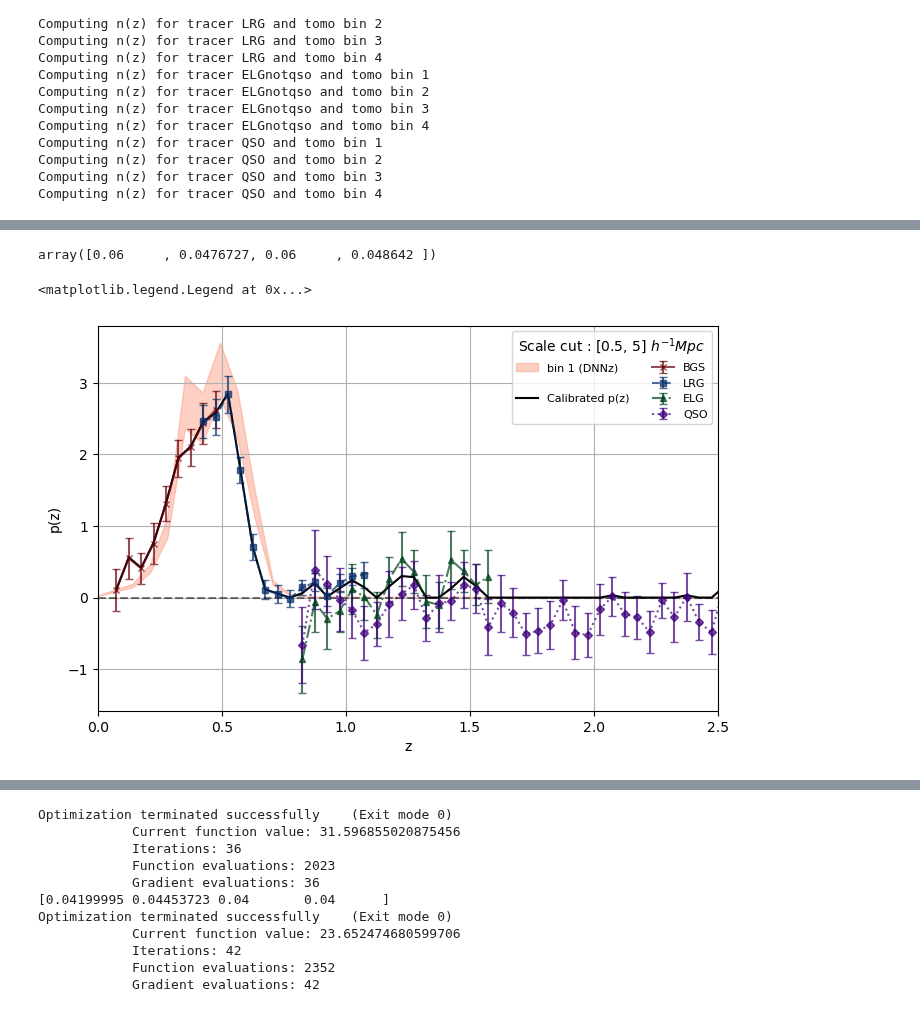
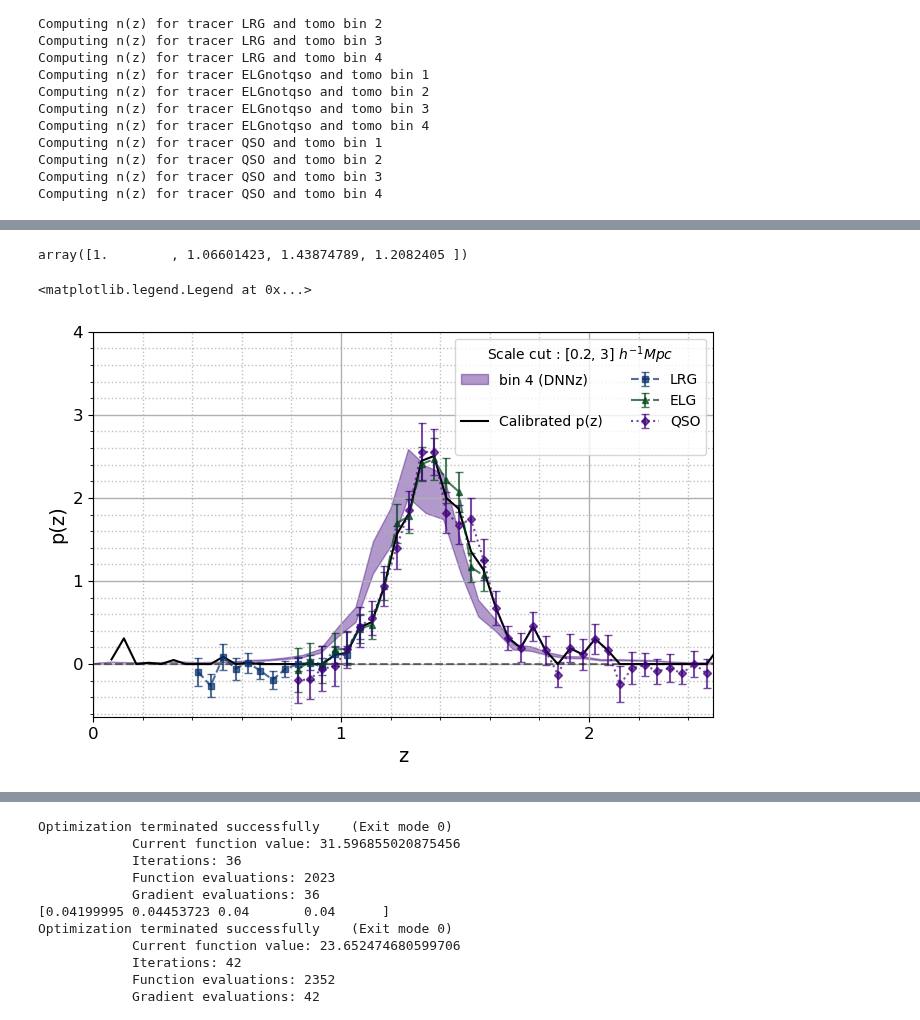
Before and after one commit to JeanCHDJdev/desi-y3-hsc, a Jupyter notebook: src/statistics/plot_results.ipynb, the cells around one changed output, grey strips where cells are left out. Cells and saved outputs as stored; diff of their text form; code cells hidden in the pictures.

```diff
--- a/src/statistics/plot_results.ipynb
+++ b/src/statistics/plot_results.ipynb
@@ -377,13 +384,6 @@ plt.legend()
 # %% [output]
 <matplotlib.legend.Legend at 0x...>
 [figure]
-# %%
-# tomographic binning...
-bins_hsc = np.arange(0.3, 1.8, 0.3)
-
-colormaps = [plt.get_cmap(c) for c in ['Reds', 'Blues', 'Greens', 'Purples']]
-markers = ['x', 's', '^', 'D']
-linestyles = ['-', '--', '-.', ':']
 # %%
 importlib.reload(inference)
 scale_cuts = [[0.2, 1], [0.5, 2.5], [1, 5], [2, 10]]
@@ -467,7 +467,7 @@ for n in range(len(tracers)):
     ax.grid()
     ax.legend(fontsize=6, ncols=4, loc='upper left')
     ax.set_title(f'HSCx{t}')
-    #ax.set_xlim(min(bins_tracer)-0.05, max(bins_tracer)+0.05)
+    ax.set_xlim(min(bins_tracer)-0.05, max(bins_tracer)+0.05)
     #ax.set_xlim(0, 2.5)
     ax.set_ylim(-2, 8)
 
@@ -681,8 +693,9 @@ print(sep)
   3.16227766  3.83118685  4.64158883  5.62341325  6.81292069  8.25404185
  10.        ]
 # %%
+importlib.reload(inference)
 nz_per_tracer = {}
-scale_cuts = [[0.5, 5]]
+scale_cuts = [[0.2, 3]]
 tracers = ['BGS_ANY', 'LRG', 'ELGnotqso', 'QSO']
 if scale_cuts is not None and len(scale_cuts) == 1:
     scale_cuts = [scale_cuts[0] for _ in range(len(tracers))]
@@ -751,6 +734,6 @@ plt.legend(fontsize=8, ncols=2, loc='upper left')
 # %%
 importlib.reload(cal)
-tomo = 1
+tomo = 4
 calresult = cal.calibrate_tomo_bin(
     path_dictionary=path_dictionary,
     nzs_per_tracer=nz_per_tracer,
@@ -772,7 +755,7 @@ Optimization terminated successfully    (Exit mode 0)
-# %%
-calresult.x[len(z):]
-# %% [output]
-array([0.06     , 0.0476727, 0.06     , 0.048642 ])
+# %%
+calresult.x[len(z):]
+# %% [output]
+array([1.        , 1.06601423, 1.43874789, 1.2082405 ])
 # %%
 plt.figure(figsize=(8, 5))
 tracer_trad = {
@@ -783,49 +766,85 @@ tracer_trad = {
 }
 linestyles = ['-', '--', '-.', ':']
 colormaps = [plt.get_cmap(c) for c in ['Reds', 'Blues', 'Greens', 'Purples']]
+errs = []
 for tracer in nz_per_tracer.keys():
+    if tomo == 1 and (tracer == 'QSO' or tracer == 'ELGnotqso'):
+        continue
+    if (tomo == 4 or tomo==3) and (tracer == 'BGS_ANY'):
+        continue
     calib = calresult.x[len(z):][tracers.index(tracer)]
-    mask = (~np.isnan(nz[tracer])) & (nz[tracer] != 0)
+    mask_highz = z > 2.5
+    nonnan_nzerr = nzerr[tracer][~mask_highz]/calib
+    mask = (~np.isnan(nz[tracer])) & (nz[tracer] != 0) & (~mask_highz)
     plt.errorbar(
         z[mask],
         nz[tracer][mask]/calib,
-        nzerr[tracer][mask]/calib,
+        nzerr[tracer][mask]/(calib*0.05),
         marker=markers[tracers.index(tracer)],
         markersize=4,
         linestyle=linestyles[tracers.index(tracer)],
         alpha=0.7,
         label=tracer_trad[tracer],
         color=colormaps[tracers.index(tracer)]((ind_t+1)/4),
         capsize=3
     )
+    errs.append(nonnan_nzerr)
+
+errs = np.array(errs).T
+comberrs = np.zeros(errs.shape[0])
+for ind, meas_err in enumerate(errs):
+    m=0
+    for e in meas_err:
+        if e > 0:
+            comberrs[ind]+= 1/e**2
+    comberrs[ind] = np.sqrt(1/comberrs[ind]) if comberrs[ind] > 0 else 0
 
 mids = tomo_bin_dnnz[:, 0]
 dnnz, mu, cov = comb.hsc_dnnz_error(tomo_bin_dnnz[:, tomo], mids)
 
 esp_dnnz = simpson(np.percentile(dnnz, 50, axis=0)*mids, x=mids)
 
 #\n' + r'$\bar{z}$' + f' = {esp_dnnz:.3f}'
 plt.fill_between(
     mids,
     np.percentile(dnnz, 16, axis=0),
     np.percentile(dnnz, 84, axis=0),
     color=colormaps[tomo-1]((tomo+1)/5),
     label=f'bin {tomo} (DNNz)',
     alpha=0.4
     )
-plt.axhline(0, alpha=0, label=' ')
+if tomo != 1:
+    plt.axhline(0, alpha=0, label=' ')
 zcalmult = calresult.x[:len(z)]*z
 esp_cal = simpson(zcalmult, x=z)
 #\n'+ r'$\bar{z}$' + f' = {esp_cal:.3f}'
+#nohighz = [c if z < 1.2 else 0 for z, c in zip(z, calresult.x[:len(z)])]
 plt.plot(z, calresult.x[:len(z)], label='Calibrated p(z)', color='black', linestyle='-', linewidth=1.5)
-plt.axhline(0, alpha=0, label=' ')
+if tomo != 1:
+    plt.axhline(0, alpha=0, label=' ')
 
 plt.axhline(0, color='black', linestyle='--', alpha=0.5)
-plt.xlabel('z')
+plt.xlabel('z', fontsize=14)
 plt.xlim(0, 2.5)
-plt.ylabel('p(z)')
-plt.grid()
-plt.legend(fontsize=8, ncols=2, loc='upper right', title='Scale cut : ' + f'[{scale_cuts[0][0]}, {scale_cuts[0][1]}] ' + r'$h^{-1}Mpc$')
+plt.ylabel('p(z)', fontsize=14)
+ax = plt.gca()
+
+# X-axis: major ticks every 0.5, minor every 0.2
+ax.xaxis.set_major_locator(MultipleLocator(0.5))
+ax.xaxis.set_minor_locator(MultipleLocator(0.2))
+
+# Y-axis: major ticks every 0.5, minor every 0.2
+ax.yaxis.set_major_locator(MultipleLocator(0.5))
+ax.yaxis.set_minor_locator(MultipleLocator(0.2))
+
+# Grid styling
+ax.grid(which='major', linestyle='-', linewidth=1)
+ax.grid(which='minor', linestyle=':', linewidth=1, alpha=0.8)
+
+plt.xticks([0, 1.0, 2.0], fontsize=12)
+plt.yticks([0, 1, 2, 3, 4], fontsize=12)
+
+plt.legend(fontsize=10, ncols=2, loc='upper right', title='Scale cut : ' + f'[{scale_cuts[0][0]}, {scale_cuts[0][1]}] ' + r'$h^{-1}Mpc$')
 # %% [output]
 <matplotlib.legend.Legend at 0x...>
-[figure, old version]
+[figure, new version]
```
Also changed, not shown: parts of 15 cells of this notebook, 4 other files.
